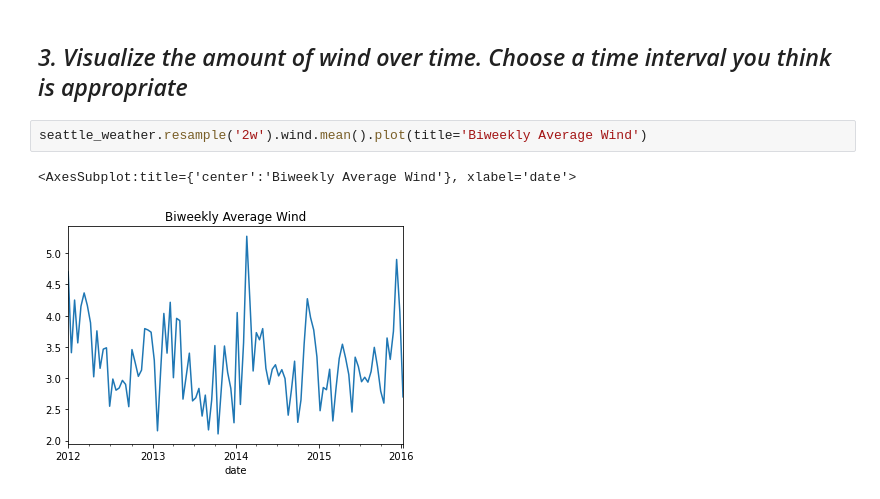
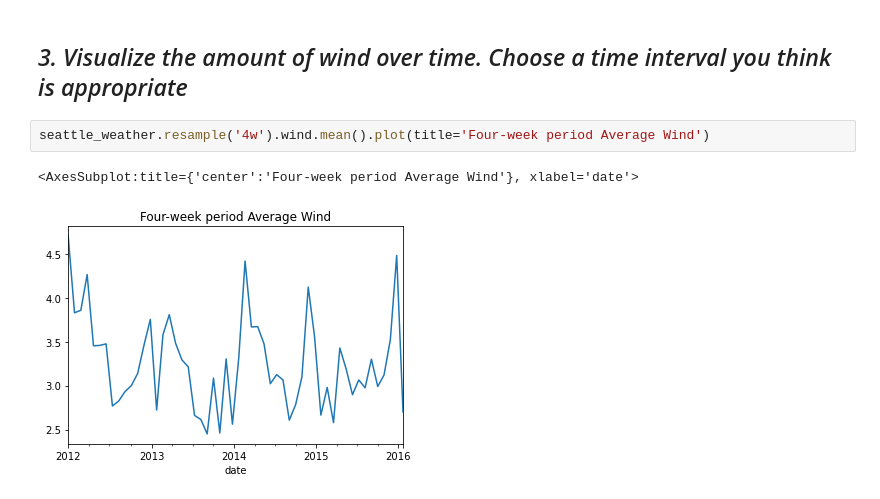
Before and after one commit to Severina7/time_series_exercises, a Jupyter notebook: working_with_time_series_data.ipynb, the cells around one changed output. Saved outputs shown, nothing was run; the diff lists cells and outputs as text.

```diff
--- a/working_with_time_series_data.ipynb
+++ b/working_with_time_series_data.ipynb
@@ -365,7 +345,7 @@ sns.lineplot(data=daily, x='date', y='value')
 # %% [markdown]
 ## *3. Visualize the amount of wind over time. Choose a time interval you think is appropriate*
 # %%
-seattle_weather.resample('2w').wind.mean().plot(title='Biweekly Average Wind')
+seattle_weather.resample('4w').wind.mean().plot(title='Four-week period Average Wind')
 # %% [output]
-<AxesSubplot:title={'center':'Biweekly Average Wind'}, xlabel='date'>
+<AxesSubplot:title={'center':'Four-week period Average Wind'}, xlabel='date'>
-[figure, old version]
+[figure, new version]
```
Also changed, not shown: parts of 18 cells of this notebook.
